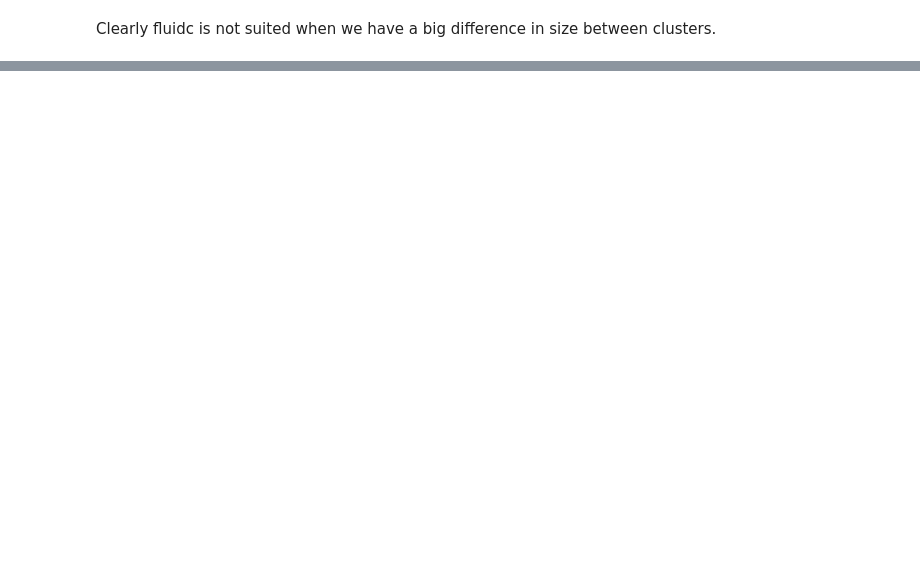
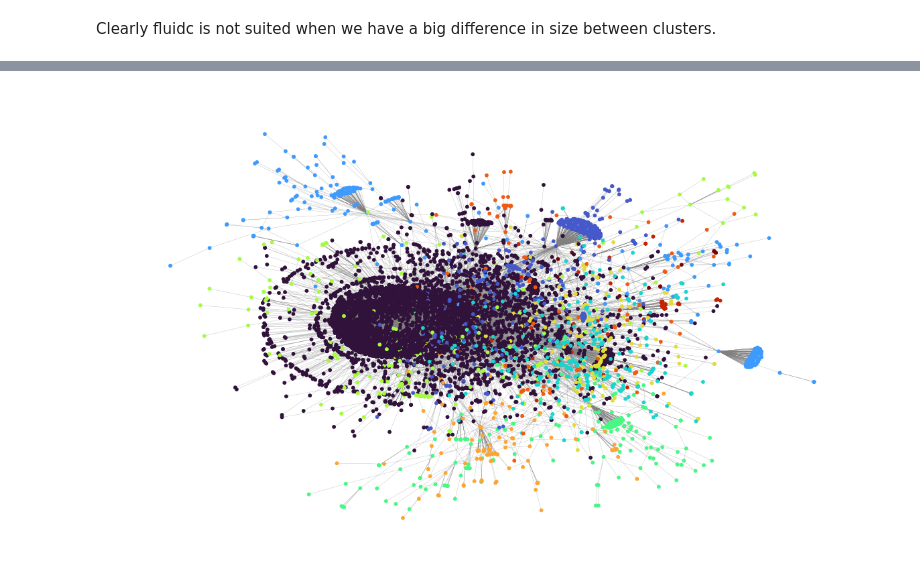
Before and after one commit to AlessandroGhiotto/WSA-AoT, a Jupyter notebook: notebooks/3_community_detection.ipynb, the cells around one changed output, grey strips where cells are left out. Cells and saved outputs as stored; diff of their text form; code cells hidden in the pictures; blank space fills up the shorter version.

```diff
--- a/notebooks/3_community_detection.ipynb
+++ b/notebooks/3_community_detection.ipynb
@@ -169,0 +171,18 @@ Clearly fluidc is not suited when we have a big difference in size between clust
+# %%
+# Create node mapping from string to integer
+node_to_id = {node: i for i, node in enumerate(G.nodes())}
+
+from infomap import Infomap
+im = Infomap()
+# Add nodes and edges to Infomap
+for node in G.nodes():
+    im.add_node(node_to_id[node])
+
+for u, v in G.edges():
+    im.add_link(node_to_id[u], node_to_id[v])
+
+im.run()
+
+# Create reverse mapping for partition
+id_to_node = {i: node for node, i in node_to_id.items()}
+partition = {id_to_node[node.node_id]: node.module_id for node in im.iterLeafNodes()}
@@ -169,0 +233,8 @@ Clearly fluidc is not suited when we have a big difference in size between clust
+# %%
+node_color = [partition[node] for node in G.nodes()]
+
+fig, ax = plt.subplots(figsize=(15, 9))
+ax.axis("off")
+nx.draw_networkx(G, pos=pos, ax=ax, node_color=node_color, cmap=plt.cm.turbo, edge_color='gray', node_size=10, with_labels=False, width=0.15)
+# %% [output]
+[figure, added]
```
Also changed, not shown: parts of 10 cells of this notebook, 6 other files.
